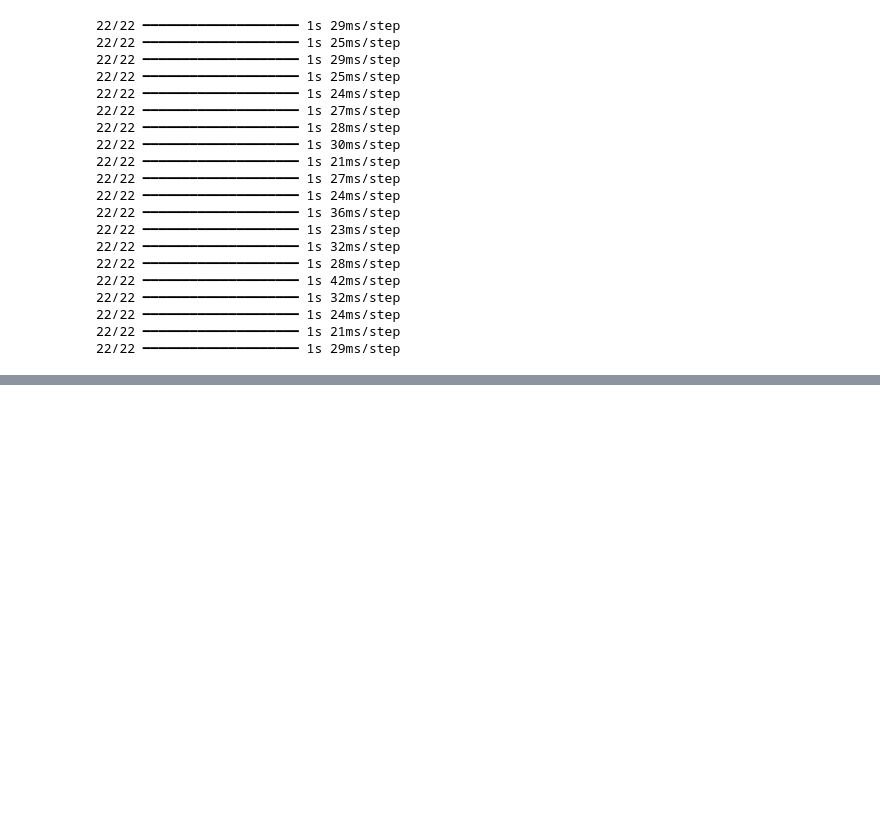
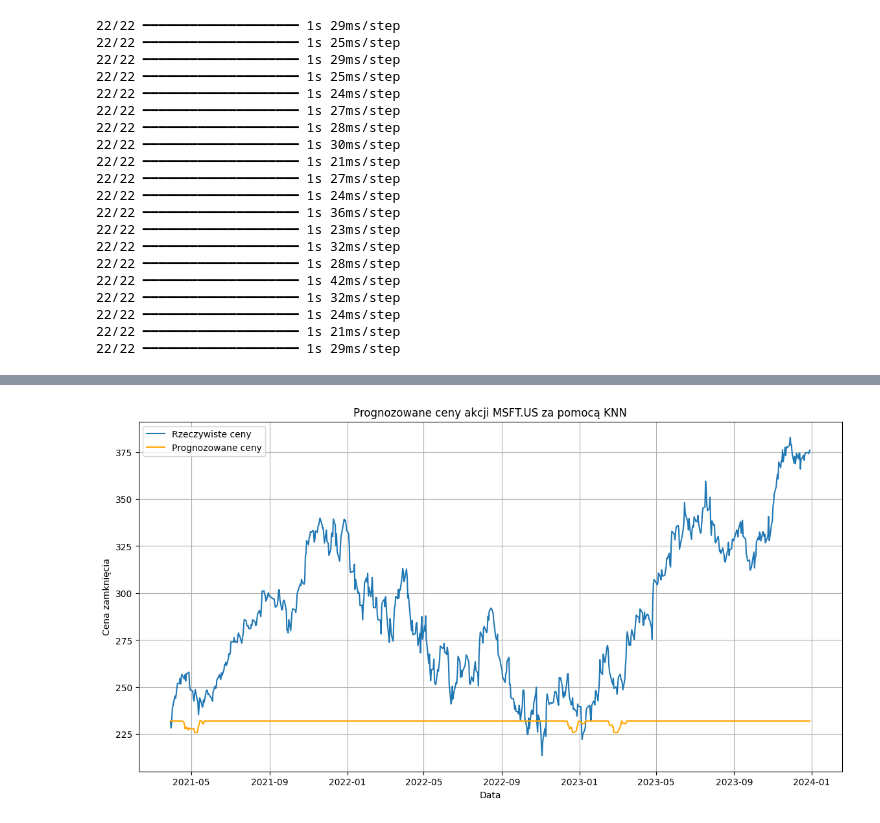
Before and after one commit to OlgaSieradzan/Stock-price-prediction-LSTM-, a Jupyter notebook: MSFT_LSTM.ipynb, the cells around one changed output, grey strips where cells are left out. Cells and saved outputs as stored; diff of their text form; code cells hidden in the pictures; blank space fills up the shorter version.

```diff
--- a/MSFT_LSTM.ipynb
+++ b/MSFT_LSTM.ipynb
@@ -839,0 +669,90 @@ R²: 0.9436415935883402
+# %%
+from sklearn.neighbors import KNeighborsRegressor
+from sklearn.model_selection import GridSearchCV
+import datetime as dt
+from sklearn import neighbors
+from math import ceil
+from sklearn.preprocessing import StandardScaler
+
+# Assuming df is your DataFrame and it has 'Date' and 'Close' columns
+# Prepare the data
+df['Date'] = pd.to_datetime(df['Date'])
+df.set_index('Date', inplace=True)
+df['Close'] = df['Close'].astype(float)
+
+# Create features and labels
+window_size = 50
+X = []
+y = []
+for i in range(len(df) - window_size):
+    X.append(df['Close'].iloc[i:i + window_size].values)
+    y.append(df['Close'].iloc[i + window_size])
+
+X = np.array(X)
+y = np.array(y)
+
+# Scale the data
+scaler = StandardScaler()
+X = scaler.fit_transform(X)
+
+# Split the data into training and testing sets
+X_train, X_test, y_train, y_test = train_test_split(X, y, test_size=0.2, shuffle=False)
+
+# Train the KNN model
+knn = KNeighborsRegressor(n_neighbors=5)
+knn.fit(X_train, y_train)
+
+# Make predictions
+y_pred = knn.predict(X_test)
+
+# Evaluate the model
+rmse = np.sqrt(mean_squared_error(y_test, y_pred))
+print('Test RMSE: %.3f' % rmse)
+
+# Plot the results
+plt.figure(figsize=(14, 7))
+plt.plot(df.index[-len(y_test):], y_test, label='Rzeczywiste ceny')
+plt.plot(df.index[-len(y_test):], y_pred, label='Prognozowane ceny', color='orange')
+plt.xlabel('Data')
+plt.ylabel('Cena zamknięcia')
+plt.title('Prognozowane ceny akcji MSFT.US za pomocą KNN')
+plt.legend()
+plt.grid(True)
+
+# Ensure the directory exists
+plot_dir = './plots'
+if not os.path.exists(plot_dir):
+    os.makedirs(plot_dir)
+
+plt.savefig(os.path.join(plot_dir, 'knn_prediction.png'))
+plt.show()
+
+# fig, (ax1, ax2) = plt.subplots(2, 1, figsize=(15, 10))
+
+# # Wykres podstawowego zbioru danych do momentu prognozowania
+# ax1.plot(df['Date'][:len(X_train)], df['Close'][:len(y_train)], color='blue', label='Rzeczywiste ceny', linewidth=1)
+# ax1.plot(df['Date'][len(y_train):], y_test, color='orange', linestyle='dashed', label='Okres testowy', linewidth=1)
+# ax1.plot(df['Date'][len(X_train):], preds, color='red', linestyle='dotted', label=f'KNN (liczba sąsiadów: {k})', linewidth=2)
+# ax1.set_xlabel('Data')
+# ax1.set_ylabel('Cena zamknięcia')
+# ax1.set_title('Prognozowanie cen akcji MSFT.US za pomocą KNN')
+# ax1.legend()
+# ax1.grid(True)
+
+# # Wykres przybliżenia okresu testowego i prognoz
+# ax2.plot(df['Date'][len(X_train):], y_test, color='orange', linestyle='dashed', label='Okres testowy', linewidth=1)
+# ax2.plot(df['Date'][len(X_train):], preds, color='red', linestyle='dotted', label=f'KNN (liczba sąsiadów: {k})', linewidth=2)
+# ax2.set_xlabel('Data')
+# ax2.set_ylabel('Cena zamknięcia')
+# ax2.set_title('Prognozowanie cen akcji MSFT.US - Okres testowy i prognozy')
+# ax2.legend()
+# ax2.grid(True)
+
+# # Zapisywanie wykresu do pliku
+# plot_dir = './plots'
+# if not os.path.exists(plot_dir):
+# 	os.makedirs(plot_dir)
+
+# plt.savefig(os.path.join(plot_dir, 'knn.png'))
+# plt.show()
+# %% [output]
@@ -839,0 +760 @@ R²: 0.9436415935883402
+[figure, added]
```
Also changed, not shown: parts of 12 cells of this notebook, 50 other files.
